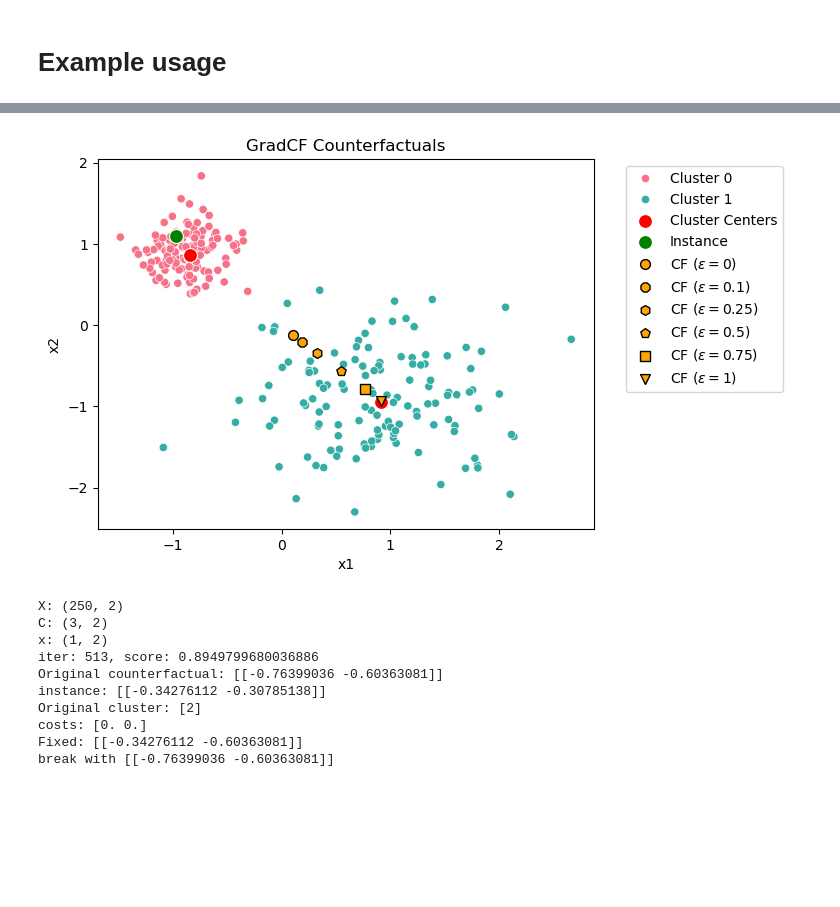
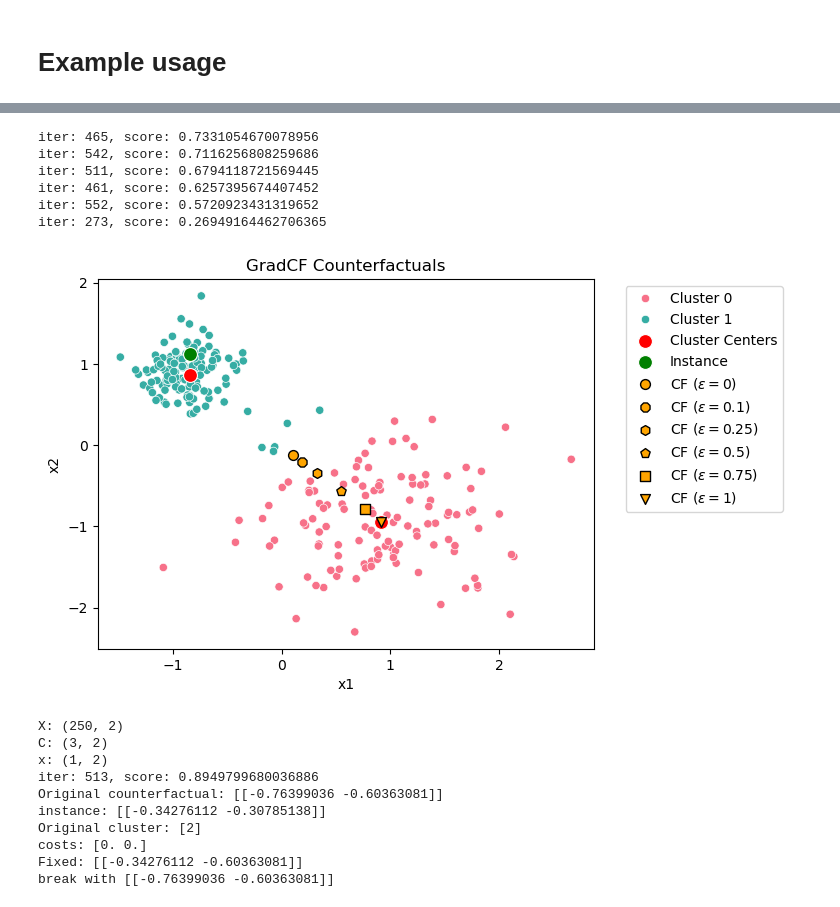
Before and after one commit to jepp3183/Thesis2025, a Jupyter notebook: code/dice_modification.ipynb, the cells around one changed output, grey strips where cells are left out. Cells and saved outputs as stored; diff of their text form; code cells hidden in the pictures; blank space fills up the shorter version.

```diff
--- a/code/dice_modification.ipynb
+++ b/code/dice_modification.ipynb
@@ -70,6 +70,8 @@ plot(X, y, C, random_point, pca=False, use_umap=False)
 targets = set(range(k))
 targets.remove(instance_cluster)
 fig, axs = plt.subplots(1, len(targets), figsize=(10, 5))
+
+axs = [axs]
 
 for i, target in enumerate(targets):
     if target == instance_cluster: continue
@@ -112,41 +106,55 @@ target: 2, prediction: 2
 # %%
 import pandas as pd
+from lib.util import sparsity_fix
 
 target = 0
 epses = [0, 0.1, 0.25, 0.5, 0.75, 1]
 
-# cfs = []
-# for i, eps in enumerate(epses):
-#     l = Gainer(C, X, target, random_point, eps=eps)
-#     sol, hist = adam_opt(random_point, l.gain)
-#     cfs.append(sol)
+cfs = []
+for i, eps in enumerate(epses):
+    l = Gainer(C, X, target, random_point, eps=eps)
+    sol, hist = adam_opt(random_point, l.gain)
+    cfs.append(sol)
 
 
 
 # Plot data points, cluster centers, and random point
 unique_labels = np.unique(y)
 palette = sns.color_palette("husl", len(unique_labels))  # Use a distinct color palette
 
 df = pd.DataFrame(X, columns=['x1', 'x2'])
-df['label'] = [f'Cluster {i}' for i in y]
+df['label'] = [f'Cluster {i}' for i in yy]
 df = df.sort_values(by='label')
 
 sns.scatterplot(df, x='x1', y='x2', hue='label', palette=palette)
 sns.scatterplot(x=C[:, 0], y=C[:, 1], color='red', s=100, marker='o', label='Cluster Centers')
 sns.scatterplot(x=random_point[:, 0], y=random_point[:, 1], color='green', s=100, marker='o', label='Instance')
 
 for i, s in enumerate(cfs):
     markers = ['o', '8', 'h', 'p', 's', 'v']  # Different marker shapes
     sns.scatterplot(x=s[:, 0], y=s[:, 1], color='orange', s=50,
                     marker=markers[i], label=f"CF ($\epsilon={epses[i]}$)",
                     edgecolor='black', linewidth=1)
 
+# for i, s in enumerate(cfs):
+#     s = sparsity_fix(s, random_point, X, km)
+#     markers = ['o', '8', 'h', 'p', 's', 'v']  # Different marker shapes
+#     sns.scatterplot(x=s[:, 0], y=s[:, 1], color='yellow', s=50,
+#                     marker=markers[i], label=f"CF ($\epsilon={epses[i]}$)",
+#                     edgecolor='black', linewidth=1)
+
 plt.title(f'GradCF Counterfactuals')
 #place legend outside the plot
 plt.legend(bbox_to_anchor=(1.05, 1), loc='upper left')
 plt.show()
 # %% [output]
+iter: 465, score: 0.7331054670078956
+iter: 542, score: 0.7116256808259686
+iter: 511, score: 0.6794118721569445
+iter: 461, score: 0.6257395674407452
+iter: 552, score: 0.5720923431319652
+iter: 273, score: 0.26949164462706365
-[figure, old version]
+[figure, new version]
 # %%
 from lib.util import sparsity_fix
 
```
Also changed, not shown: parts of 3 cells of this notebook, 7 other files.
